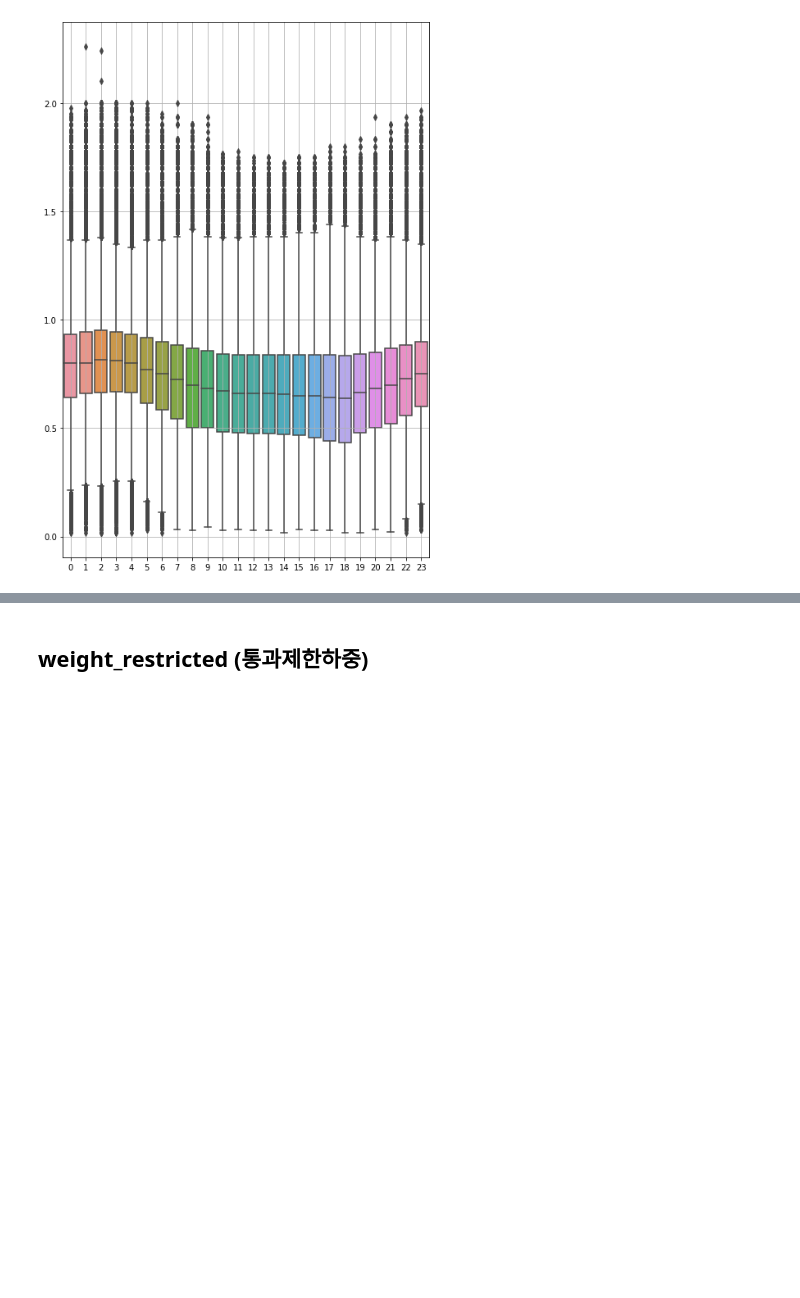
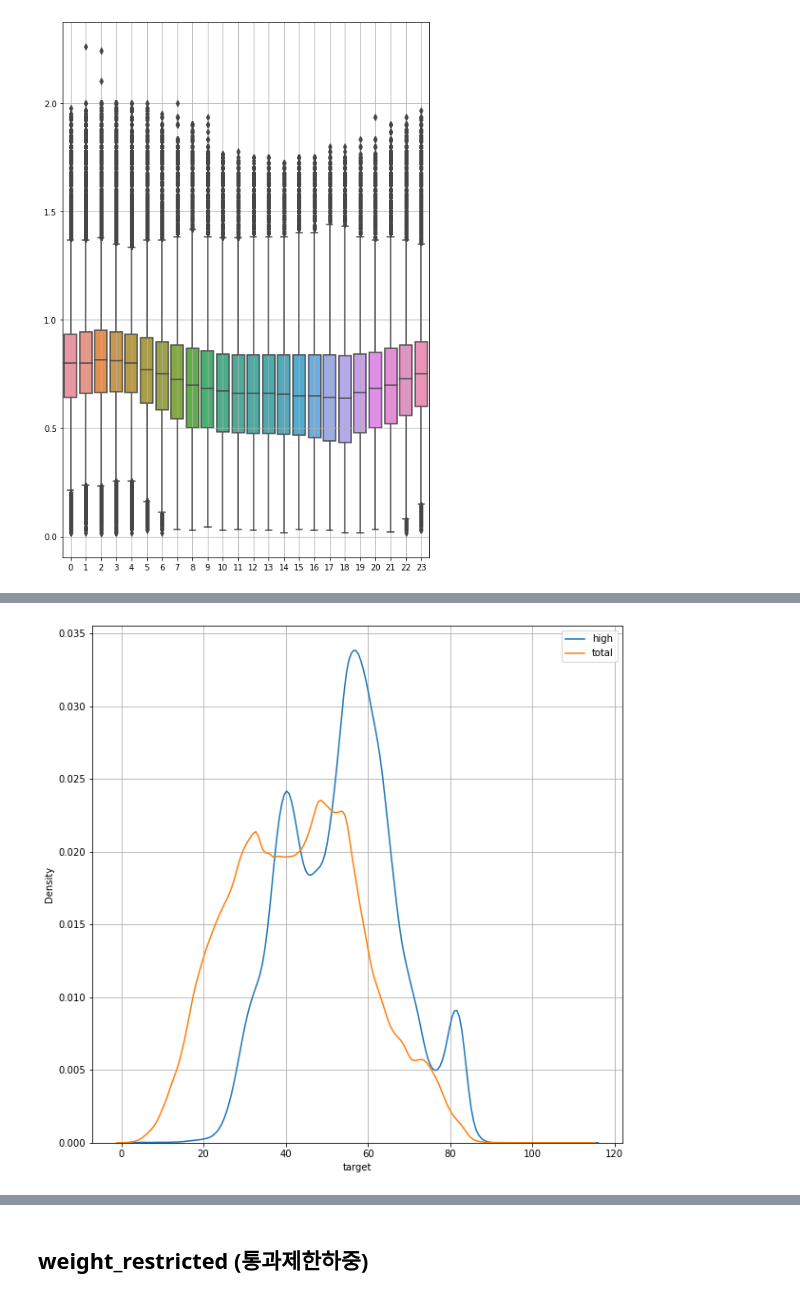
Before and after one commit to Hyeon-je/Dacon_traffic, a Jupyter notebook: code/code.ipynb, the cells around one changed output, grey strips where cells are left out. Cells and saved outputs as stored; diff of their text form; code cells hidden in the pictures; blank space fills up the shorter version.

Commit message:
max_avg_ratio

```diff
--- a/code/code.ipynb
+++ b/code/code.ipynb
@@ -350,0 +383,5 @@ plt.show()
+# %%
+# 속도를 얼마나 낼 수 있을까에 대한거....(요일, 시간대, 도로별 특성....)
+gpy_standard = ['start_latitude','start_longitude','end_latitude','end_longitude']
+max_ratio_groupby = train[gpy_standard+['max_avg_ratio']].groupby(gpy_standard).mean().reset_index()
+max_ratio_groupby
@@ -350,0 +402,3 @@ plt.show()
+# %%
+max_ratio_groupby = train.groupby(gpy_standard)['max_avg_ratio']
+max_ratio_groupby = max_ratio_groupby.agg(['mean','median','count'])
@@ -350,0 +422,14 @@ plt.show()
+# %%
+ratio_high = pd.merge(train,max_ratio_groupby.loc[max_ratio_groupby['max_avg_ratio']>1]
+                      ,how='inner'
+                      ,left_on=['start_node_name','end_node_name']
+                      ,right_on=['start_node_name','end_node_name'])
+# %%
+plt.figure(figsize=(10,10))
+sns.kdeplot(ratio_high['target'],label='high')
+sns.kdeplot(train['target'],label='total')
+plt.grid()
+plt.legend(loc='best')
+plt.show()
+# %% [output]
+[figure, added]
```
Also changed, not shown: parts of 34 cells of this notebook.
